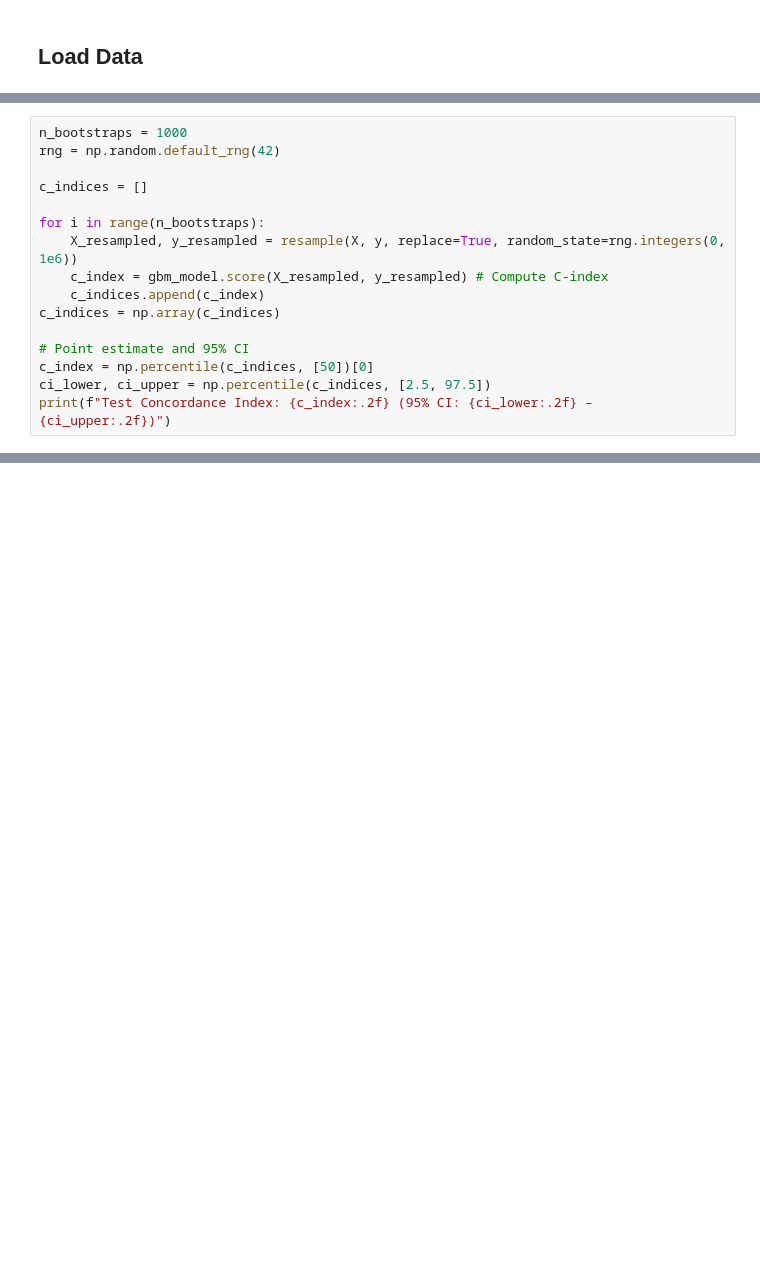
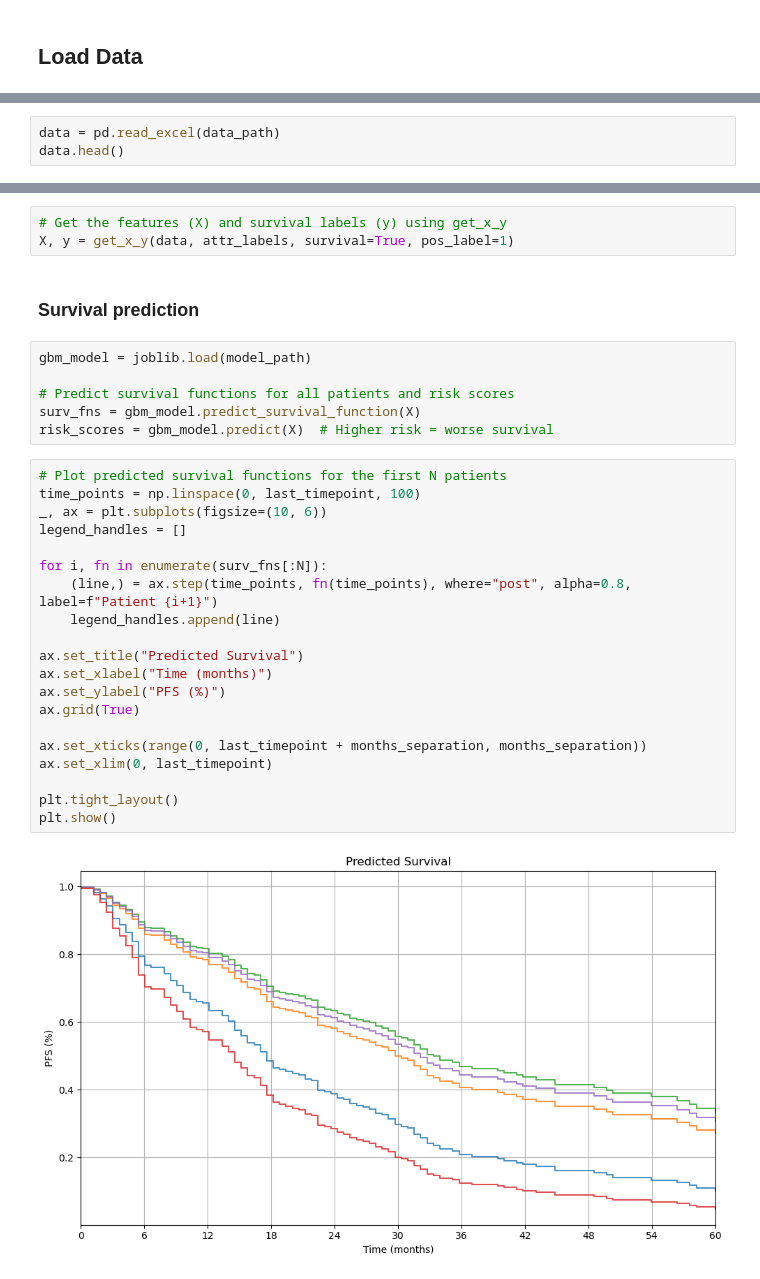
Before and after one commit to LucaMastrantoni/cdk46i-metastatic-bc-ml, a Jupyter notebook: Notebooks/Inference.ipynb, the cells around one changed output, grey strips where cells are left out. Saved outputs shown, nothing was run; the diff lists cells and outputs as text; blank space fills up the shorter version.

```diff
--- a/Notebooks/Inference.ipynb
+++ b/Notebooks/Inference.ipynb
@@ -152,16 +2,0 @@ Concordance Index: 0.74
-# %%
-n_bootstraps = 1000
-rng = np.random.default_rng(42)
-
-c_indices = []
-
-for i in range(n_bootstraps):
-    X_resampled, y_resampled = resample(X, y, replace=True, random_state=rng.integers(0, 1e6))
-    c_index = gbm_model.score(X_resampled, y_resampled) # Compute C-index
-    c_indices.append(c_index)
-c_indices = np.array(c_indices)
-
-# Point estimate and 95% CI
-c_index = np.percentile(c_indices, [50])[0]
-ci_lower, ci_upper = np.percentile(c_indices, [2.5, 97.5])
-print(f"Test Concordance Index: {c_index:.2f} (95% CI: {ci_lower:.2f} – {ci_upper:.2f})")
@@ -427,0 +38,3 @@ plt.show()
+# %%
+data = pd.read_excel(data_path)
+data.head()
@@ -427,0 +48,33 @@ plt.show()
+# %%
+# Get the features (X) and survival labels (y) using get_x_y
+X, y = get_x_y(data, attr_labels, survival=True, pos_label=1)
+# %% [markdown]
+### Survival prediction
+# %%
+gbm_model = joblib.load(model_path)
+
+# Predict survival functions for all patients and risk scores
+surv_fns = gbm_model.predict_survival_function(X)
+risk_scores = gbm_model.predict(X)  # Higher risk = worse survival
+# %%
+# Plot predicted survival functions for the first N patients
+time_points = np.linspace(0, last_timepoint, 100)
+_, ax = plt.subplots(figsize=(10, 6))
+legend_handles = []
+
+for i, fn in enumerate(surv_fns[:N]):
+    (line,) = ax.step(time_points, fn(time_points), where="post", alpha=0.8, label=f"Patient {i+1}")
+    legend_handles.append(line)
+
+ax.set_title("Predicted Survival")
+ax.set_xlabel("Time (months)")
+ax.set_ylabel("PFS (%)")
+ax.grid(True)
+
+ax.set_xticks(range(0, last_timepoint + months_separation, months_separation))
+ax.set_xlim(0, last_timepoint)
+
+plt.tight_layout()
+plt.show()
+# %% [output]
+[figure, added]
```
Also changed, not shown: parts of 38 cells of this notebook.
